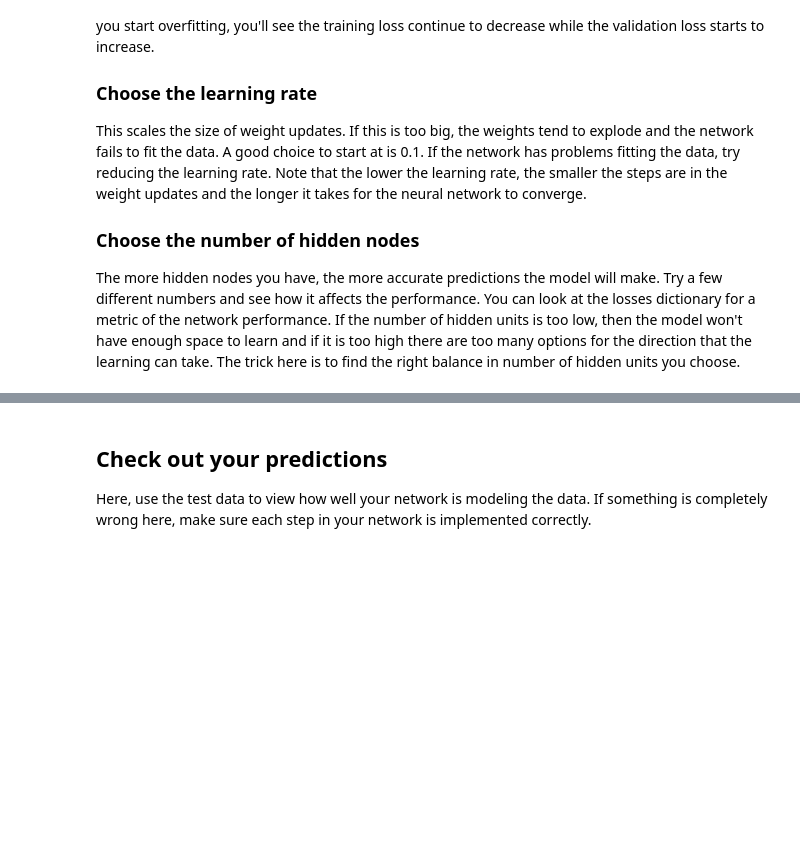
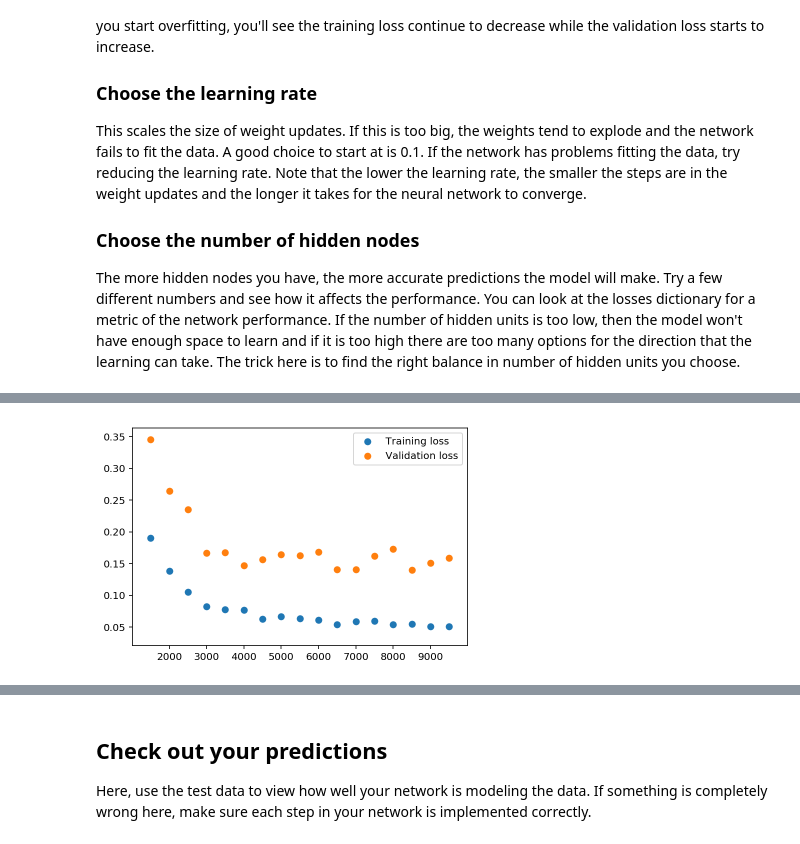
Before and after one commit to elsclarysse/dlnd-neural-net, a Jupyter notebook: DLND Your first neural network.ipynb, the cells around one changed output, grey strips where cells are left out. Drawn from its saved outputs; the diff is of its cells as text; code cells hidden in the pictures; blank space fills up the shorter version.

```diff
--- a/DLND Your first neural network.ipynb
+++ b/DLND Your first neural network.ipynb
@@ -360,0 +428,3 @@ _ = plt.ylim()
+# %%
+grid1 = grid1.sort_values(by="validation_loss")
+print(grid1.head(20))
@@ -360,0 +449,12 @@ _ = plt.ylim()
+# %%
+#it looks like 0.5 is the best option for lr
+#trying to figure out how many epochs
+
+results_05 = grid1[grid1["learning_rate"]==0.5]
+
+plt.scatter(results_05['iterations'],results_05['training_loss'], label='Training loss')
+plt.scatter(results_05['iterations'],results_05['validation_loss'], label='Validation loss')
+plt.legend()
+_ = plt.ylim()
+# %% [output]
+[figure, added]
```
Also changed, not shown: parts of 21 cells of this notebook, 2 other files.
